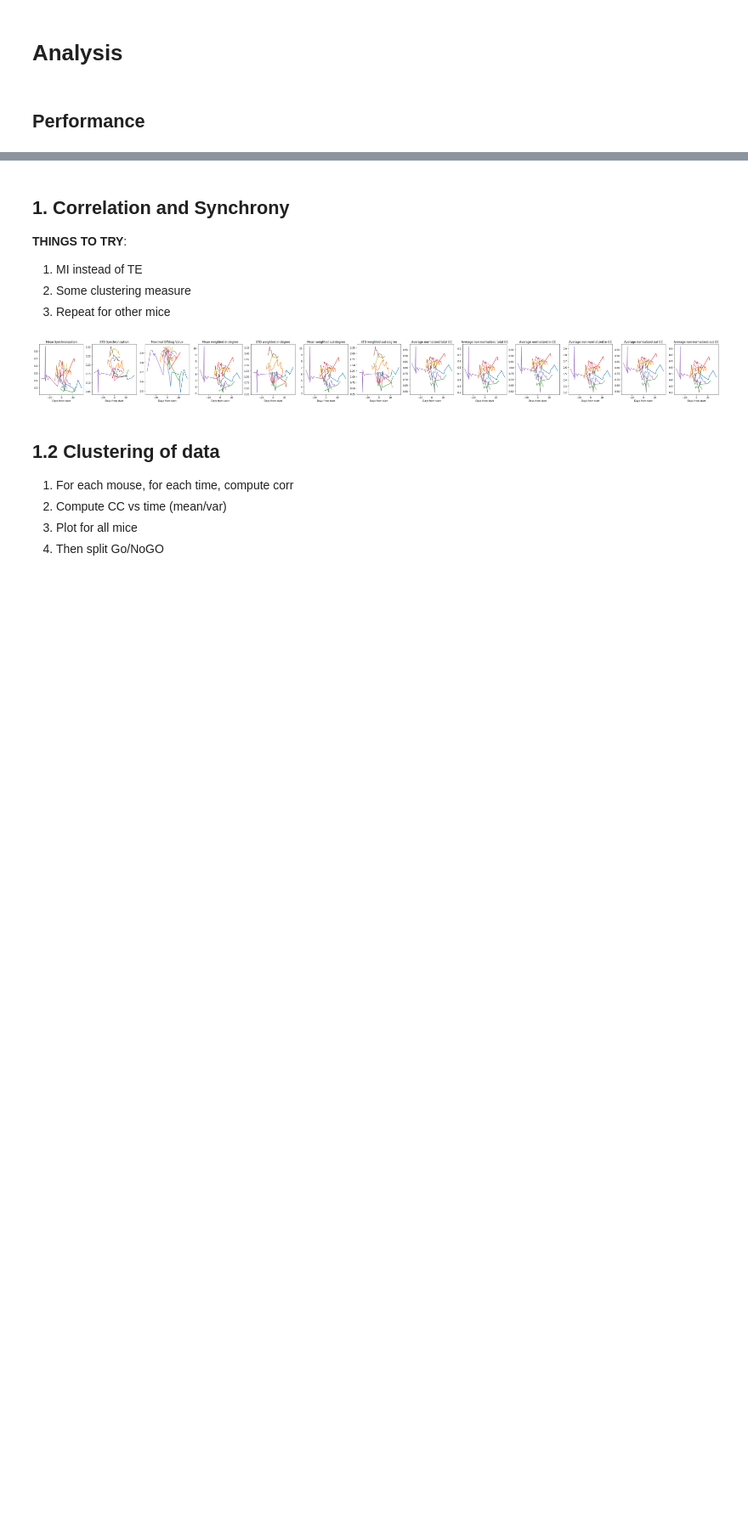
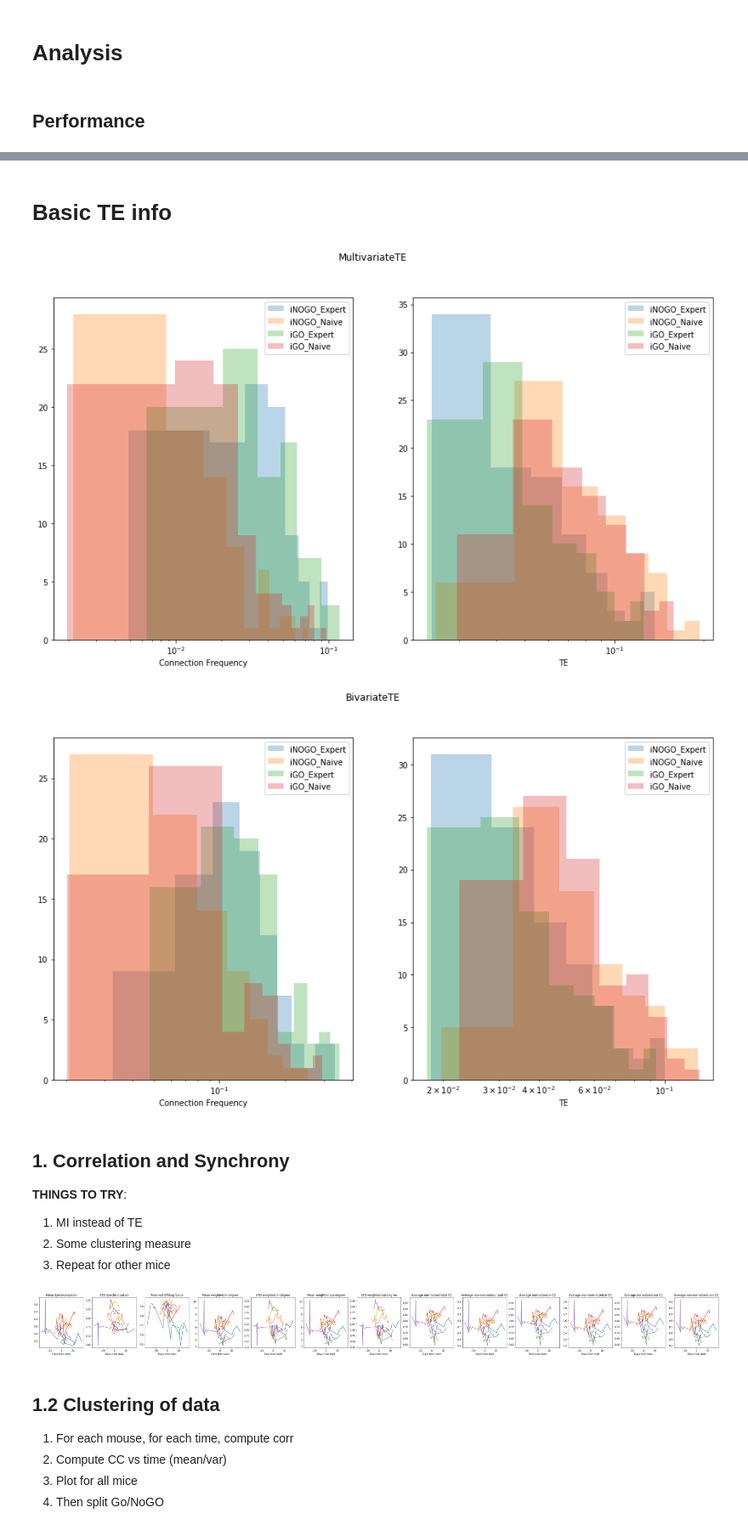
Before and after one commit to aleksejs-fomins/mesoscopic-functional-connectivity, a Jupyter notebook: codes/analysis_real/yaro_result/analysis-behavioural-neural.ipynb, the cells around one changed output, grey strips where cells are left out. Shown at 85% size. Saved outputs shown, nothing was run; the diff lists cells and outputs as text; code cells hidden in the pictures; blank space fills up the shorter version.

```diff
--- a/codes/analysis_real/yaro_result/analysis-behavioural-neural.ipynb
+++ b/codes/analysis_real/yaro_result/analysis-behavioural-neural.ipynb
@@ -207,3 +99,10 @@ plt.show()
+# %% [markdown]
+# Basic TE info
+# %%
+connectomics.plot_te_distribution_avgbyperformance(dataDB)
+# %% [output]
+[figure, added]
+[figure, added]
 # %% [markdown]
 ## 1. Correlation and Synchrony
 
```
Also changed, not shown: parts of 16 cells of this notebook, 13 other files.
